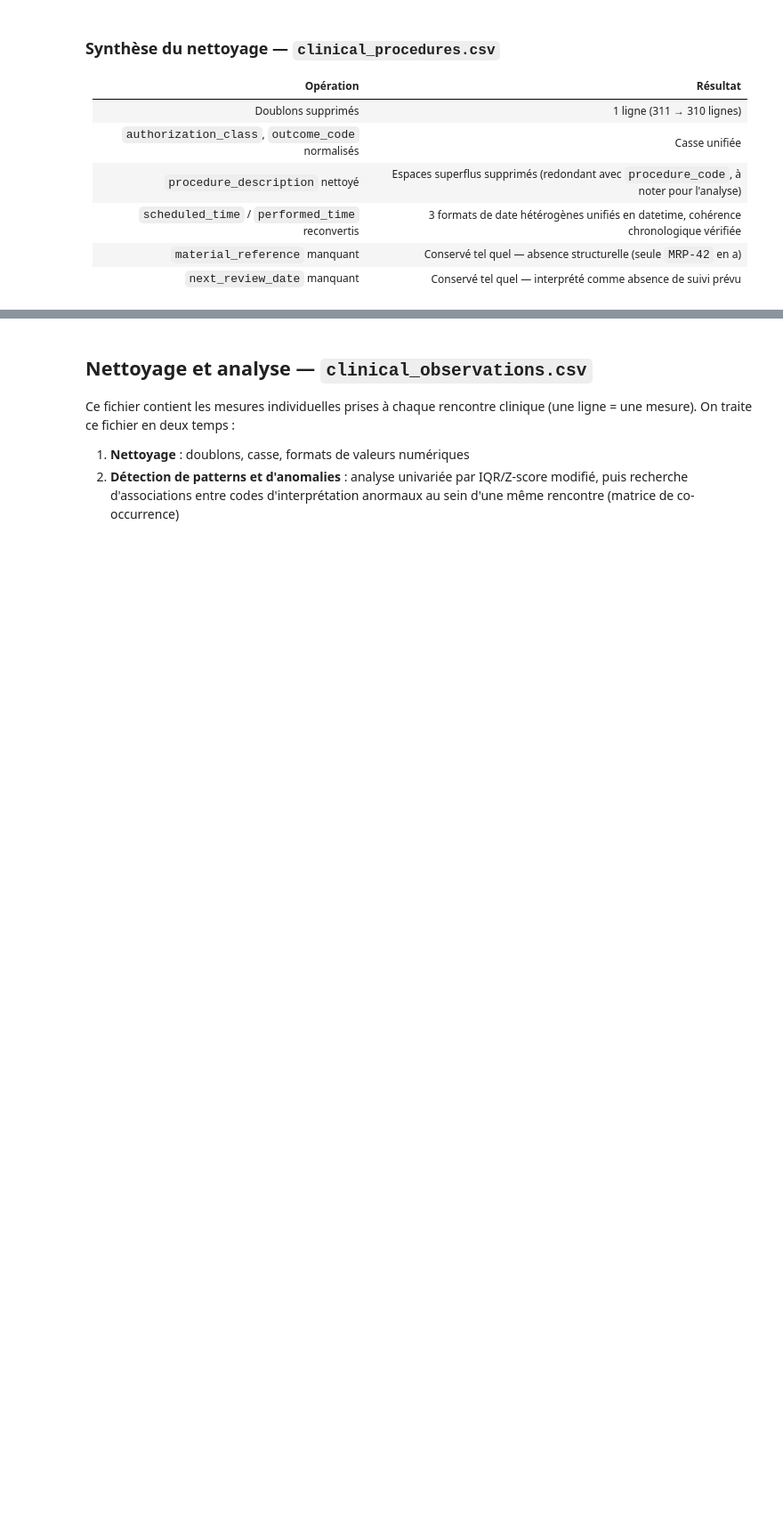
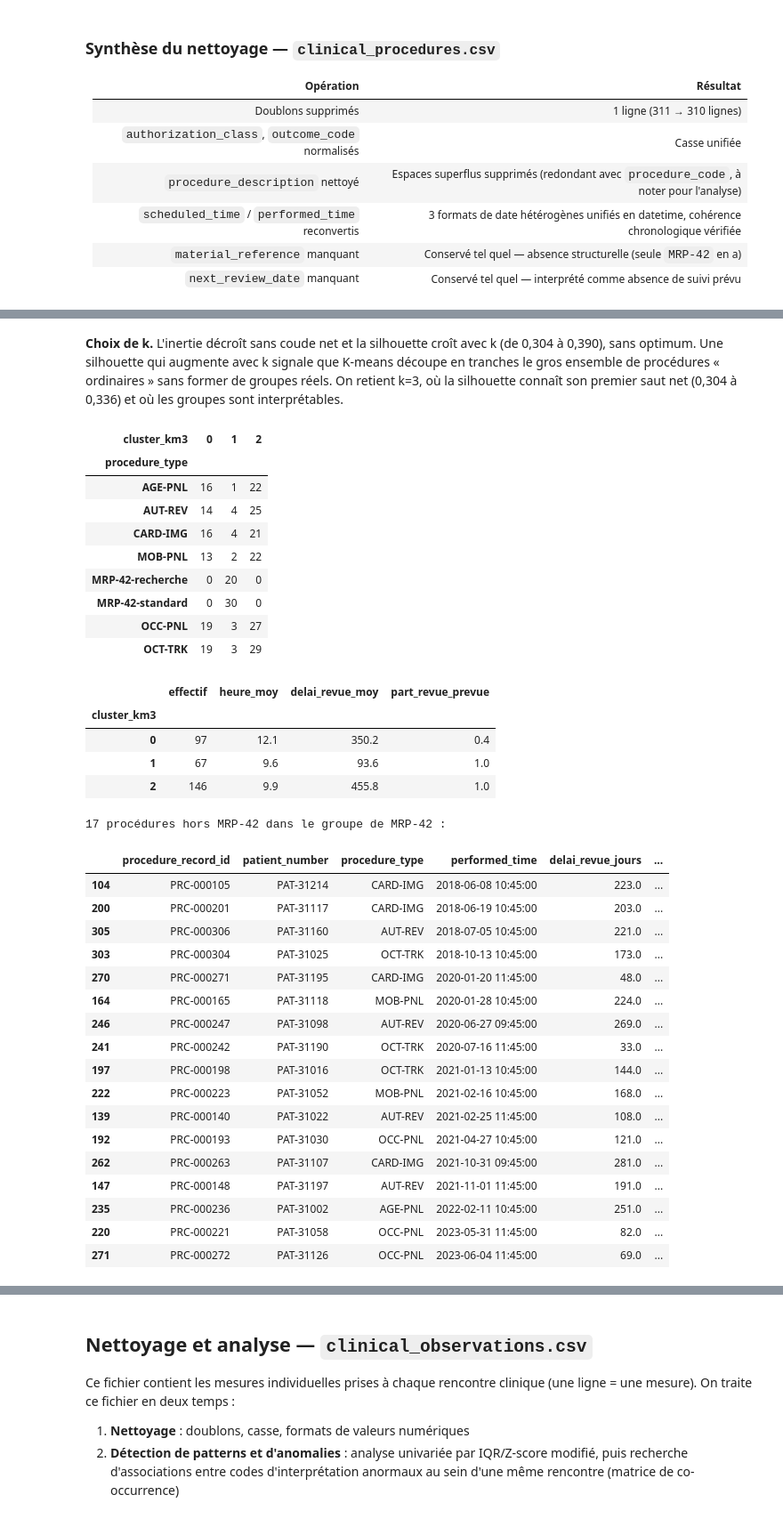
Before and after one commit to Sheik-info/20262027-UE-DataMining-Project, a Jupyter notebook: health.ipynb, the cells around one changed output, grey strips where cells are left out. Shown at 89% size. Drawn from its saved outputs; the diff is of its cells as text; code cells hidden in the pictures; blank space fills up the shorter version.

```diff
--- a/health.ipynb
+++ b/health.ipynb
@@ -692,0 +957,55 @@ print(cp.groupby('procedure_code')['material_reference'].apply(lambda s: f"{s.is
+# %% [markdown]
+**Choix de k.** L'inertie décroît sans coude net et la silhouette croît avec k (de 0,304 à 0,390), sans optimum. Une silhouette qui augmente avec k signale que K-means découpe en tranches le gros ensemble de procédures « ordinaires » sans former de groupes réels. On retient k=3, où la silhouette connaît son premier saut net (0,304 à 0,336) et où les groupes sont interprétables.
+# %%
+km3 = KMeans(n_clusters=3, random_state=42, n_init=10).fit(X_cp)
+cp['cluster_km3'] = km3.labels_
+
+# Les groupes retrouvent-ils les types de procédures ?
+display(pd.crosstab(cp['procedure_type'], cp['cluster_km3']))
+
+# Profil de chaque groupe
+display(cp.groupby('cluster_km3').agg(
+    effectif=('heure', 'size'), heure_moy=('heure', 'mean'),
+    delai_revue_moy=('delai_rempli', 'mean'), part_revue_prevue=('revue_prevue', 'mean')).round(1))
+
+# Les procédures hors MRP-42 classées avec MRP-42
+cluster_mrp = cp.loc[cp['procedure_type'].str.startswith('MRP-42'), 'cluster_km3'].mode()[0]
+intrus = cp[(cp['cluster_km3'] == cluster_mrp) & (~cp['procedure_type'].str.startswith('MRP-42'))]
+print(f"\n{len(intrus)} procédures hors MRP-42 dans le groupe de MRP-42 :")
+display(intrus[['procedure_record_id', 'patient_number', 'procedure_type', 'performed_time',
+                'delai_revue_jours', 'performing_facility_license']].sort_values('performed_time'))
+# %% [output]
+| cluster_km3 | 0 | 1 | 2 |
+| procedure_type |  |  |  |
+| AGE-PNL | 16 | 1 | 22 |
+| AUT-REV | 14 | 4 | 25 |
+| CARD-IMG | 16 | 4 | 21 |
+| MOB-PNL | 13 | 2 | 22 |
+| MRP-42-recherche | 0 | 20 | 0 |
+| MRP-42-standard | 0 | 30 | 0 |
+| OCC-PNL | 19 | 3 | 27 |
+| OCT-TRK | 19 | 3 | 29 |
+|  | effectif | heure_moy | delai_revue_moy | part_revue_prevue |
+| cluster_km3 |  |  |  |  |
+| 0 | 97 | 12.1 | 350.2 | 0.4 |
+| 1 | 67 | 9.6 | 93.6 | 1.0 |
+| 2 | 146 | 9.9 | 455.8 | 1.0 |
+17 procédures hors MRP-42 dans le groupe de MRP-42 :
+|  | procedure_record_id | patient_number | procedure_type | performed_time | delai_revue_jours | ... |
+| 104 | PRC-000105 | PAT-31214 | CARD-IMG | 2018-06-08 10:45:00 | 223.0 | ... |
+| 200 | PRC-000201 | PAT-31117 | CARD-IMG | 2018-06-19 10:45:00 | 203.0 | ... |
+| 305 | PRC-000306 | PAT-31160 | AUT-REV | 2018-07-05 10:45:00 | 221.0 | ... |
+| 303 | PRC-000304 | PAT-31025 | OCT-TRK | 2018-10-13 10:45:00 | 173.0 | ... |
+| 270 | PRC-000271 | PAT-31195 | CARD-IMG | 2020-01-20 11:45:00 | 48.0 | ... |
+| 164 | PRC-000165 | PAT-31118 | MOB-PNL | 2020-01-28 10:45:00 | 224.0 | ... |
+| 246 | PRC-000247 | PAT-31098 | AUT-REV | 2020-06-27 09:45:00 | 269.0 | ... |
+| 241 | PRC-000242 | PAT-31190 | OCT-TRK | 2020-07-16 11:45:00 | 33.0 | ... |
+| 197 | PRC-000198 | PAT-31016 | OCT-TRK | 2021-01-13 10:45:00 | 144.0 | ... |
+| 222 | PRC-000223 | PAT-31052 | MOB-PNL | 2021-02-16 10:45:00 | 168.0 | ... |
+| 139 | PRC-000140 | PAT-31022 | AUT-REV | 2021-02-25 11:45:00 | 108.0 | ... |
+| 192 | PRC-000193 | PAT-31030 | OCC-PNL | 2021-04-27 10:45:00 | 121.0 | ... |
+| 262 | PRC-000263 | PAT-31107 | CARD-IMG | 2021-10-31 09:45:00 | 281.0 | ... |
+| 147 | PRC-000148 | PAT-31197 | AUT-REV | 2021-11-01 11:45:00 | 191.0 | ... |
+| 235 | PRC-000236 | PAT-31002 | AGE-PNL | 2022-02-11 10:45:00 | 251.0 | ... |
+| 220 | PRC-000221 | PAT-31058 | OCC-PNL | 2023-05-31 11:45:00 | 82.0 | ... |
+| 271 | PRC-000272 | PAT-31126 | OCC-PNL | 2023-06-04 11:45:00 | 69.0 | ... |
```
Also changed, not shown: parts of 28 cells of this notebook.
